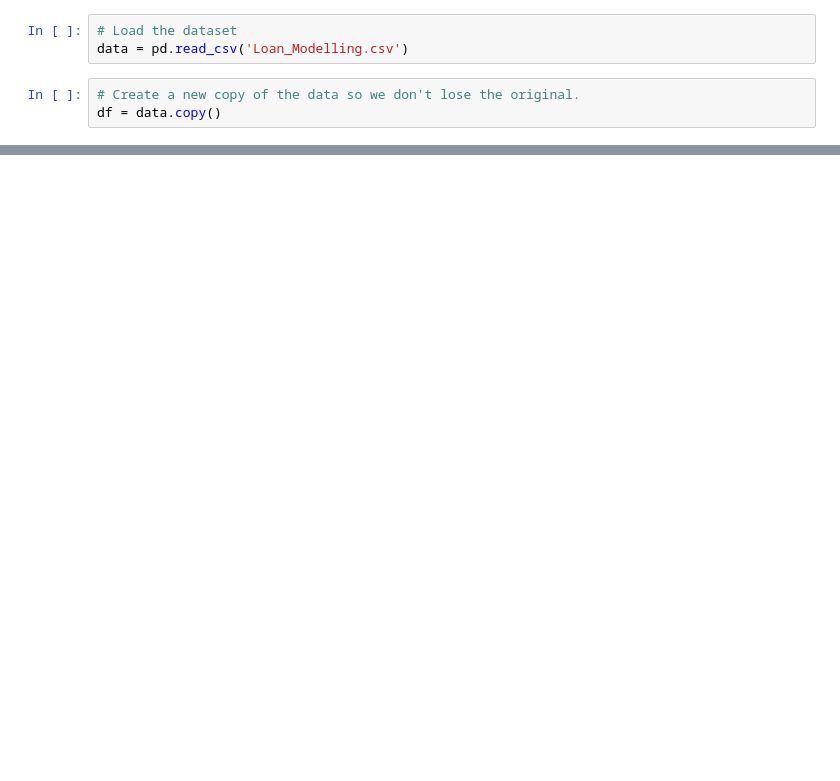
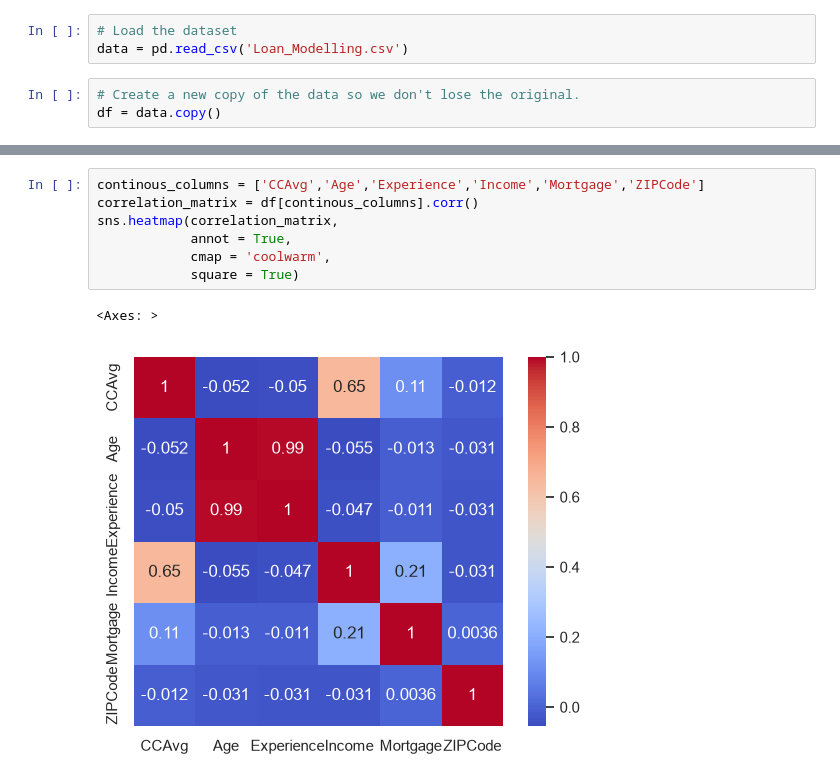
Before and after one commit to yajvashee/EDA, a Jupyter notebook: assessment/customer_beahviour_model_for_loan_targeting.ipynb, the cells around one changed output, grey strips where cells are left out. Drawn from its saved outputs; the diff is of its cells as text; blank space fills up the shorter version.

```diff
--- a/assessment/customer_beahviour_model_for_loan_targeting.ipynb
+++ b/assessment/customer_beahviour_model_for_loan_targeting.ipynb
@@ -75,0 +247,10 @@ df.shape
+# %%
+continous_columns = ['CCAvg','Age','Experience','Income','Mortgage','ZIPCode']
+correlation_matrix = df[continous_columns].corr()
+sns.heatmap(correlation_matrix,
+            annot = True,
+            cmap = 'coolwarm',
+            square = True)
+# %% [output]
+<Axes: >
+[figure, added]
```
Also changed, not shown: parts of 22 cells of this notebook.
